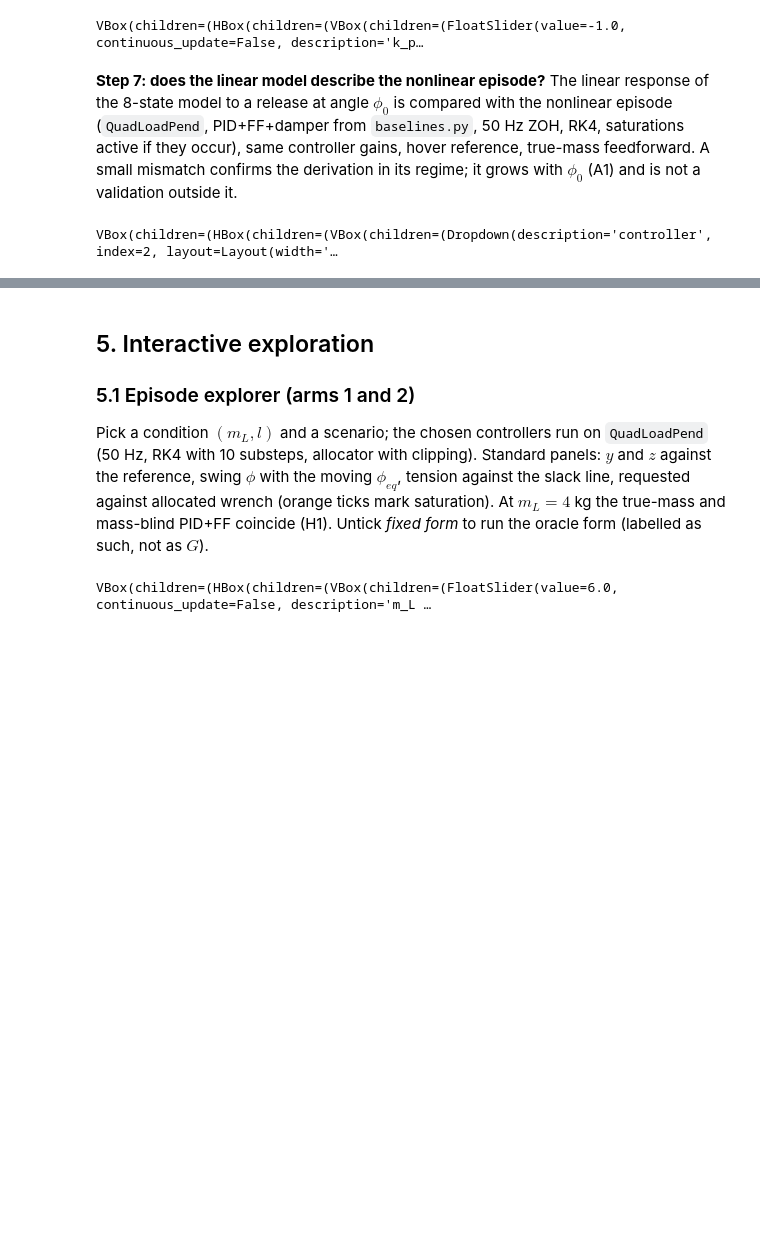
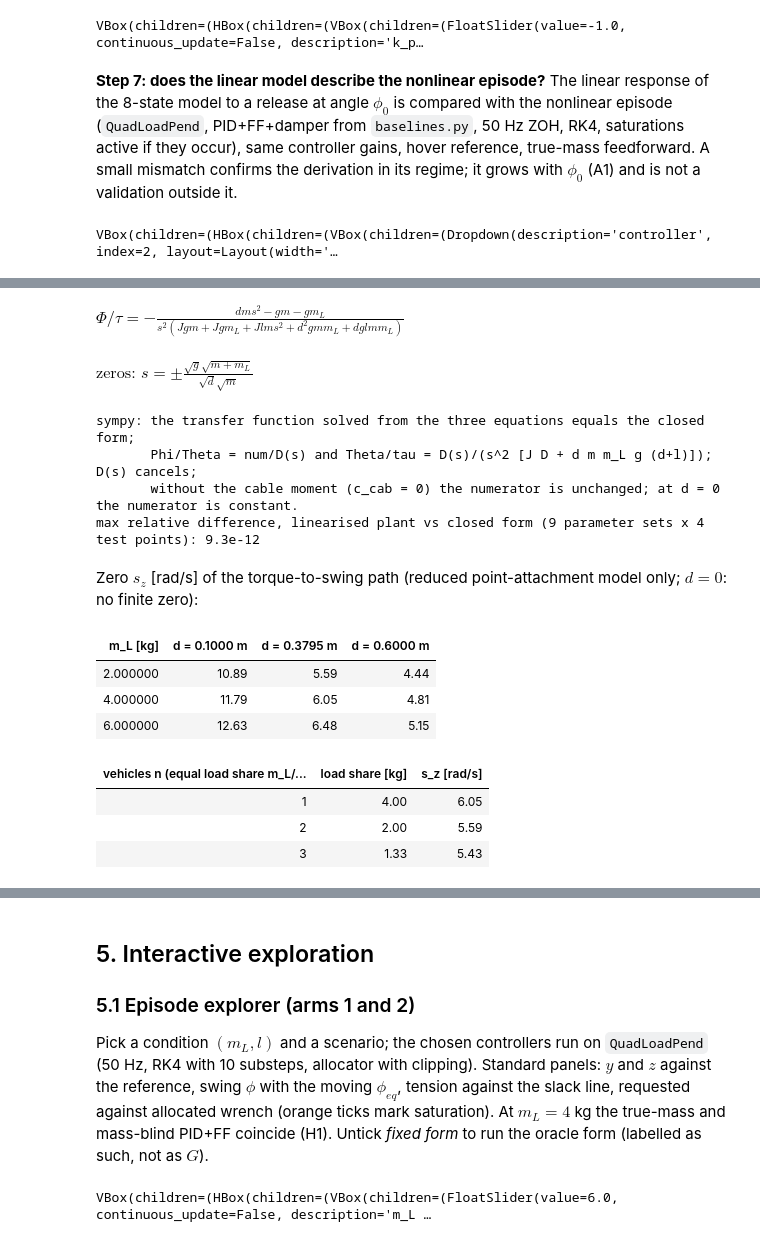
Before and after one commit to Mrjarkos/MRAC_Tutorial, a Jupyter notebook: 06_Baselines_PIDFF_and_Linear_Damper.ipynb, the cells around one changed output, grey strips where cells are left out. Cells and saved outputs as stored; diff of their text form; code cells hidden in the pictures; blank space fills up the shorter version.

```diff
--- a/06_Baselines_PIDFF_and_Linear_Damper.ipynb
+++ b/06_Baselines_PIDFF_and_Linear_Damper.ipynb
@@ -467,0 +486,79 @@ VBox(children=(HBox(children=(VBox(children=(Dropdown(description='controller',
+# %%
+# ---- 4.4: torque-to-swing transfer function and its zero pair (sympy), checked against the full plant -----------
+from experiments.mrac.quad_load_pend import PayloadParams, taut_accelerations
+
+c_cab = sp.Symbol("c_cab")                # 1: keep the cable moment d m_L g (phi - theta); 0: remove it (diagnostic only)
+Y44, Th44, Ph44, Tau44 = sp.symbols("Y44 Theta44 Phi44 Tau44")
+eqs44 = [m_ * s**2 * Y44 + g_ * (m_ + mL_) * Th44 - g_ * mL_ * Ph44,                         # lateral
+         J_ * s**2 * Th44 - Tau44 - c_cab * mL_ * g_ * d_ * (Ph44 - Th44),                    # attitude
+         l_ * s**2 * Ph44 + g_ * Ph44 + s**2 * Y44 + d_ * s**2 * Th44]                        # swing
+sol44 = sp.solve(eqs44, [Y44, Th44, Ph44], dict=True)[0]
+H44 = sp.simplify(sol44[Ph44] / Tau44)
+D44 = m_ * l_ * s**2 + g_ * (m_ + mL_)
+num44 = (m_ + mL_) * g_ - d_ * m_ * s**2
+H44_closed = num44 / (s**2 * (J_ * D44 + c_cab * d_ * m_ * mL_ * g_ * (d_ + l_)))
+assert sp.simplify(H44 - H44_closed) == 0, "closed form differs from the solved system"
+assert sp.simplify(sp.simplify(sol44[Ph44] / sol44[Th44]) - num44 / D44) == 0
+assert sp.simplify(sp.simplify((sol44[Th44] / Tau44).subs(c_cab, 1)) - D44 / (s**2 * (J_ * D44 + d_ * m_ * mL_ * g_ * (d_ + l_)))) == 0
+assert sp.simplify(H44.subs(c_cab, 0) * s**2 * J_ * D44 - num44) == 0, "removing the cable moment must leave the numerator unchanged"
+assert sp.simplify(H44.subs({c_cab: 1, d_: 0}) * s**2 * J_ * D44 - (m_ + mL_) * g_) == 0, "d = 0: constant numerator, no finite zero"
+zeros44 = sp.solve(num44, s)
+z_expr = sp.sqrt(g_ * (m_ + mL_) / (d_ * m_))
+assert sp.simplify(num44.subs(s, z_expr)) == 0 and sp.simplify(num44.subs(s, -z_expr)) == 0 and len(zeros44) == 2
+show(r"\Phi/\tau=", sp.factor(H44_closed.subs(c_cab, 1)))
+show(r"\text{zeros: } s=\pm", z_expr)
+print("sympy: the transfer function solved from the three equations equals the closed form;")
+print("       Phi/Theta = num/D(s) and Theta/tau = D(s)/(s^2 [J D + d m m_L g (d+l)]); D(s) cancels;")
+print("       without the cable moment (c_cab = 0) the numerator is unchanged; at d = 0 the numerator is constant.")
+
+# numerical linearisation of the full eliminated plant (central differences), tau -> phi at constant f
+def plant_tf(m_L, l, d):
+    pay = PayloadParams(m_L, l, d)
+    f0 = (VEH.m + m_L) * G
+    def rhs(x, tau):
+        _, vy, th, om, ph, phd = x
+        a = taut_accelerations(VEH, pay, th, ph, om, phd, f0, tau)
+        return np.array([vy, a.p_ddot[0], om, a.theta_ddot, phd, a.phi_ddot])
+    h, x0 = 1e-6, np.zeros(6)
+    A = np.zeros((6, 6))
+    for k in range(6):
+        e = np.zeros(6); e[k] = h
+        A[:, k] = (rhs(x0 + e, 0.0) - rhs(x0 - e, 0.0)) / (2 * h)
+    B = (rhs(x0, h) - rhs(x0, -h)) / (2 * h)
+    C = np.zeros(6); C[4] = 1.0
+    return lambda sv: C @ np.linalg.solve(sv * np.eye(6) - A, B)
+
+worst44 = 0.0
+for mL_v in (2.0, 4.0, 6.0):
+    for d_v in (0.1, CANON.payload.d, 0.6):
+        f_cl = sp.lambdify(s, H44_closed.subs({c_cab: 1, m_: VEH.m, J_: VEH.J, g_: G, mL_: mL_v, l_: CANON.payload.l, d_: d_v}), "numpy")
+        f_lin = plant_tf(mL_v, CANON.payload.l, d_v)
+        for sv in (0.3 + 0.2j, 1 + 1j, 5.0 + 0j, -2 + 3j):
+            worst44 = max(worst44, abs(f_lin(sv) / f_cl(sv) - 1.0))
+assert worst44 < 1e-6, worst44
+print("max relative difference, linearised plant vs closed form (9 parameter sets x 4 test points): %.1e" % worst44)
+
+sz = sp.lambdify((mL_, d_), z_expr.subs({g_: G, m_: VEH.m}), "numpy")
+ZERO_TABLE = pd.DataFrame(
+    [{"m_L [kg]": mv, **{"d = %.4f m" % dv: float(sz(mv, dv)) for dv in (0.1, CANON.payload.d, 0.6)}} for mv in (2.0, 4.0, 6.0)])
+display(Markdown("Zero $s_z$ [rad/s] of the torque-to-swing path (reduced point-attachment model only; $d=0$: no finite zero):"))
+display(ZERO_TABLE.style.format("{:.2f}", subset=ZERO_TABLE.columns[1:]).hide(axis="index"))
+SHARE = pd.DataFrame([{"vehicles n (equal load share m_L/n, one point load per vehicle: illustration)": n, "load share [kg]": 4.0 / n,
+                       "s_z [rad/s]": float(sz(4.0 / n, CANON.payload.d))} for n in (1, 2, 3)])
+display(SHARE.style.format({"load share [kg]": "{:.2f}", "s_z [rad/s]": "{:.2f}"}).hide(axis="index"))
+# %% [output]
+$\displaystyle \Phi/\tau=- \frac{d m s^{2} - g m - g m_{L}}{s^{2} \left(J g m + J g m_{L} + J l m s^{2} + d^{2} g m m_{L} + d g l m m_{L}\right)}$
+$\displaystyle \text{zeros: } s=\pm\frac{\sqrt{g} \sqrt{m + m_{L}}}{\sqrt{d} \sqrt{m}}$
+sympy: the transfer function solved from the three equations equals the closed form;
+       Phi/Theta = num/D(s) and Theta/tau = D(s)/(s^2 [J D + d m m_L g (d+l)]); D(s) cancels;
+       without the cable moment (c_cab = 0) the numerator is unchanged; at d = 0 the numerator is constant.
+max relative difference, linearised plant vs closed form (9 parameter sets x 4 test points): 9.3e-12
+Zero $s_z$ [rad/s] of the torque-to-swing path (reduced point-attachment model only; $d=0$: no finite zero):
+| m_L [kg] | d = 0.1000 m | d = 0.3795 m | d = 0.6000 m |
+| 2.000000 | 10.89 | 5.59 | 4.44 |
+| 4.000000 | 11.79 | 6.05 | 4.81 |
+| 6.000000 | 12.63 | 6.48 | 5.15 |
+| vehicles n (equal load share m_L/... | load share [kg] | s_z [rad/s] |
+| 1 | 4.00 | 6.05 |
+| 2 | 2.00 | 5.59 |
+| 3 | 1.33 | 5.43 |
```
Also changed, not shown: parts of 7 cells of this notebook, 6 other files.
